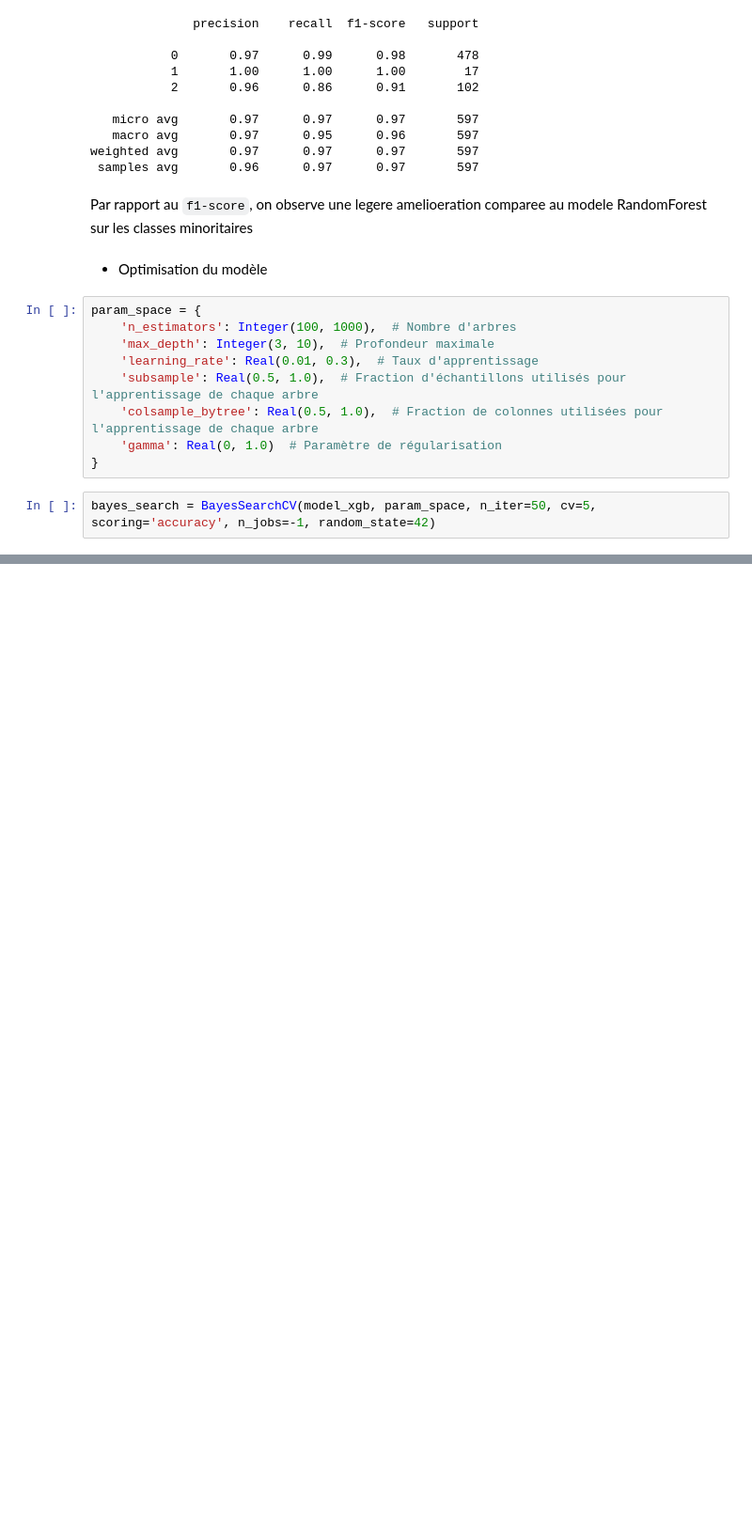
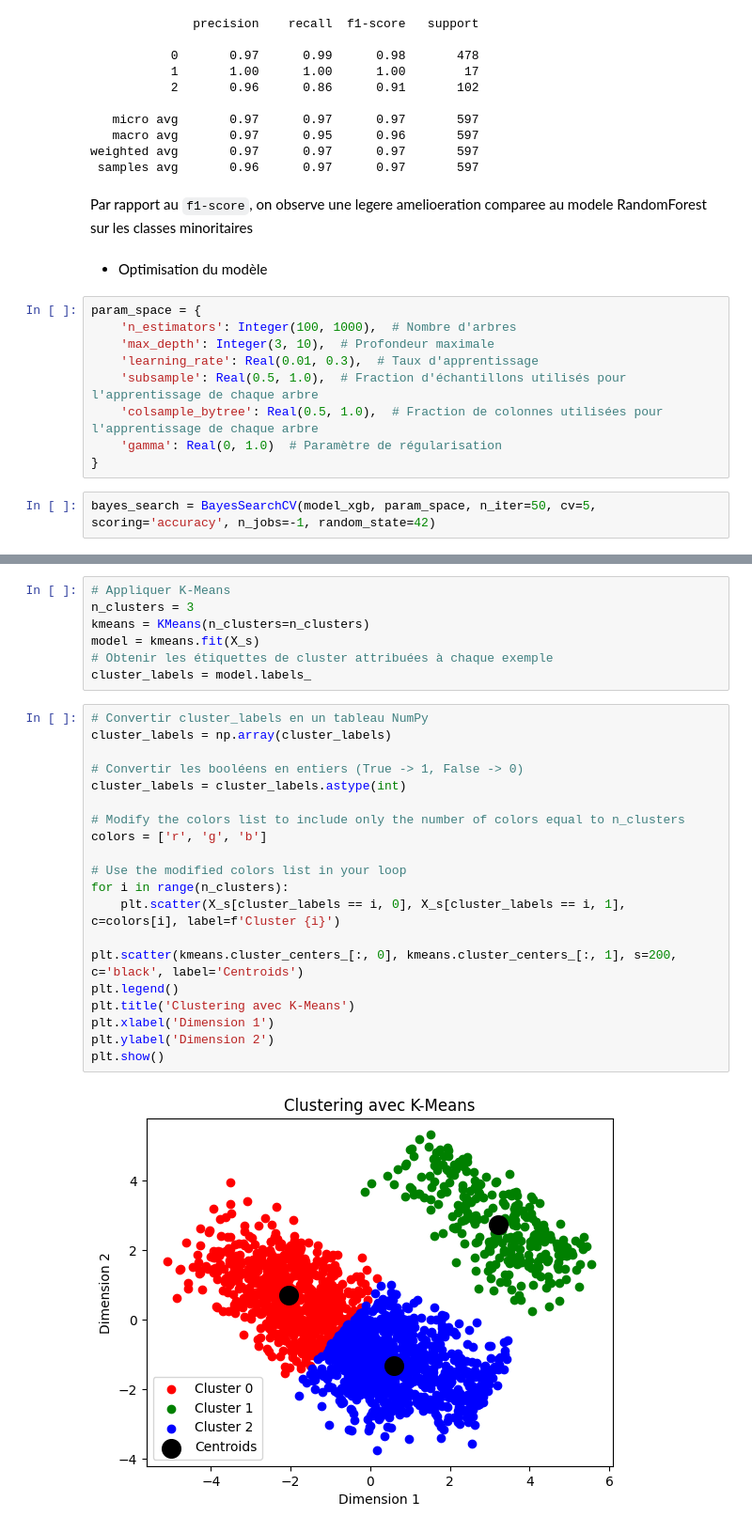
Before and after one commit to Aida73/M2DS-Drugs-Authorization-Classification, a Jupyter notebook: Notebooks/drgs_classification.ipynb, the cells around one changed output, grey strips where cells are left out. Shown at 94% size. Drawn from its saved outputs; the diff is of its cells as text; blank space fills up the shorter version.

```diff
--- a/Notebooks/drgs_classification.ipynb
+++ b/Notebooks/drgs_classification.ipynb
@@ -498,0 +533,29 @@ bayes_search = BayesSearchCV(model_xgb, param_space, n_iter=50, cv=5, scoring='a
+# %%
+# Appliquer K-Means
+n_clusters = 3
+kmeans = KMeans(n_clusters=n_clusters)
+model = kmeans.fit(X_s)
+# Obtenir les étiquettes de cluster attribuées à chaque exemple
+cluster_labels = model.labels_
+# %%
+# Convertir cluster_labels en un tableau NumPy
+cluster_labels = np.array(cluster_labels)
+
+# Convertir les booléens en entiers (True -> 1, False -> 0)
+cluster_labels = cluster_labels.astype(int)
+
+# Modify the colors list to include only the number of colors equal to n_clusters
+colors = ['r', 'g', 'b']
+
+# Use the modified colors list in your loop
+for i in range(n_clusters):
+    plt.scatter(X_s[cluster_labels == i, 0], X_s[cluster_labels == i, 1], c=colors[i], label=f'Cluster {i}')
+
+plt.scatter(kmeans.cluster_centers_[:, 0], kmeans.cluster_centers_[:, 1], s=200, c='black', label='Centroids')
+plt.legend()
+plt.title('Clustering avec K-Means')
+plt.xlabel('Dimension 1')
+plt.ylabel('Dimension 2')
+plt.show()
+# %% [output]
+[figure, added]
```
Also changed, not shown: parts of 11 cells of this notebook, 1 other file.
